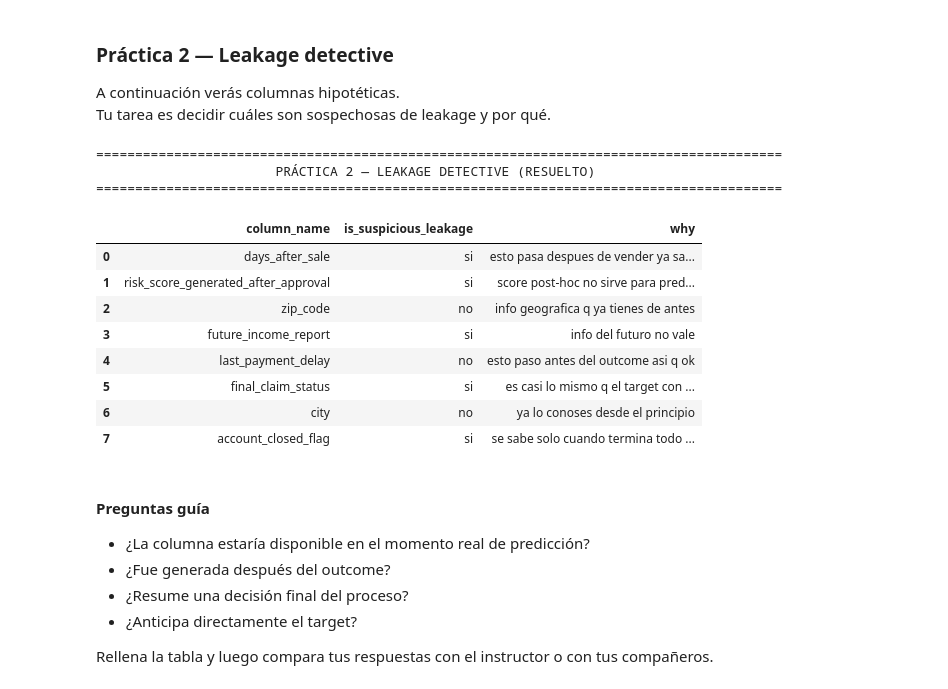
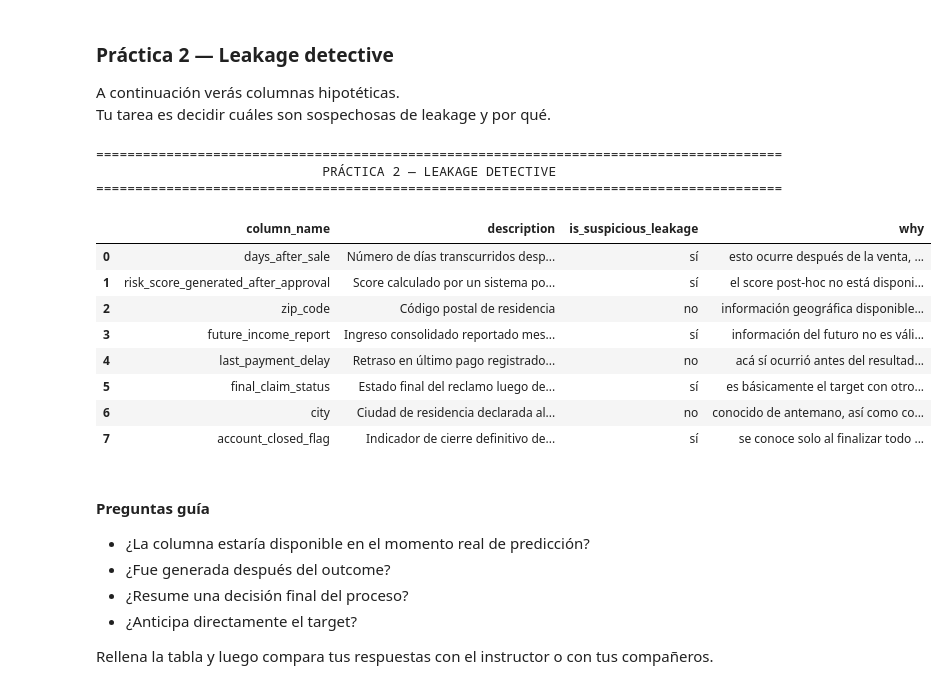
Before and after one commit to QuitoTactico/Courses-and-Certifications, a Jupyter notebook: notebooks/ml_machinelearninglandscape.ipynb, the cells around one changed output. Cells and saved outputs as stored; diff of their text form; code cells hidden in the pictures.

```diff
--- a/notebooks/ml_machinelearninglandscape.ipynb
+++ b/notebooks/ml_machinelearninglandscape.ipynb
@@ -1737,43 +1724,53 @@ Tu tarea es decidir cuáles son sospechosas de leakage y por qué.
 # %%
 leakage_cases = pd.DataFrame({
     "column_name": [
         "days_after_sale",
         "risk_score_generated_after_approval",
         "zip_code",
         "future_income_report",
         "last_payment_delay",
         "final_claim_status",
         "city",
         "account_closed_flag",
     ],
+    "description": [
+        "Número de días transcurridos después de cerrar la venta",
+        "Score calculado por un sistema posterior a la aprobación final",
+        "Código postal de residencia",
+        "Ingreso consolidado reportado meses después del evento objetivo",
+        "Retraso en último pago registrado antes del corte",
+        "Estado final del reclamo luego de terminar el proceso",
+        "Ciudad de residencia declarada al inicio",
+        "Indicador de cierre definitivo de cuenta conocido después del outcome",
+    ],
     "is_suspicious_leakage": ["sí", "sí", "no", "sí", "no", "sí", "no", "sí"],
     "why": [
-        "esto ocurre después de la venta, el resultado ya se conoce",
+        "esto ocurre después de la venta, el resultado ya se conoce, no es una predicción",
         "el score post-hoc no está disponible para predicciones",
-        "información geográfica disponible de antemano",
-        "información del futuro no es válida",
-        "ocurrió antes del resultado, por lo que es correcto",
-        "es básicamente el target con otro nombre",
-        "conocido desde el inicio del proceso",
-        "se conoce solo al finalizar todo el proceso"
+        "información geográfica disponible de antemano, es válido usarlo",
+        "información del futuro no es válida, esa info no estaría disponible, el 'reconocimiento del patrón' no serviría",
+        "acá sí ocurrió antes del resultado, entonces es correcto",
+        "es básicamente el target con otro nombre, es trampa, lee eso y ya",
+        "conocido de antemano, así como con los datos geográficos",
+        "se conoce solo al finalizar todo el proceso, si se usa entonces el modelo ya sabría el futuro"
     ]
 })
 
-print_section("PRÁCTICA 2 — LEAKAGE DETECTIVE (RESUELTO)")
+print_section("PRÁCTICA 2 — LEAKAGE DETECTIVE")
 display(leakage_cases)
 # %% [output]
 ========================================================================================
-                       PRÁCTICA 2 — LEAKAGE DETECTIVE (RESUELTO)
+                             PRÁCTICA 2 — LEAKAGE DETECTIVE
 ========================================================================================
-|  | column_name | is_suspicious_leakage | why |
-| 0 | days_after_sale | si | esto pasa despues de vender ya sa... |
-| 1 | risk_score_generated_after_approval | si | score post-hoc no sirve para pred... |
-| 2 | zip_code | no | info geografica q ya tienes de antes |
-| 3 | future_income_report | si | info del futuro no vale |
-| 4 | last_payment_delay | no | esto paso antes del outcome asi q ok |
-| 5 | final_claim_status | si | es casi lo mismo q el target con ... |
-| 6 | city | no | ya lo conoses desde el principio |
-| 7 | account_closed_flag | si | se sabe solo cuando termina todo ... |
+|  | column_name | description | is_suspicious_leakage | why |
+| 0 | days_after_sale | Número de días transcurridos desp... | sí | esto ocurre después de la venta, ... |
+| 1 | risk_score_generated_after_approval | Score calculado por un sistema po... | sí | el score post-hoc no está disponi... |
+| 2 | zip_code | Código postal de residencia | no | información geográfica disponible... |
+| 3 | future_income_report | Ingreso consolidado reportado mes... | sí | información del futuro no es váli... |
+| 4 | last_payment_delay | Retraso en último pago registrado... | no | acá sí ocurrió antes del resultad... |
+| 5 | final_claim_status | Estado final del reclamo luego de... | sí | es básicamente el target con otro... |
+| 6 | city | Ciudad de residencia declarada al... | no | conocido de antemano, así como co... |
+| 7 | account_closed_flag | Indicador de cierre definitivo de... | sí | se conoce solo al finalizar todo ... |
 # %% [markdown]
 #### Preguntas guía
 
```
Also changed, not shown: parts of 5 cells of this notebook.
